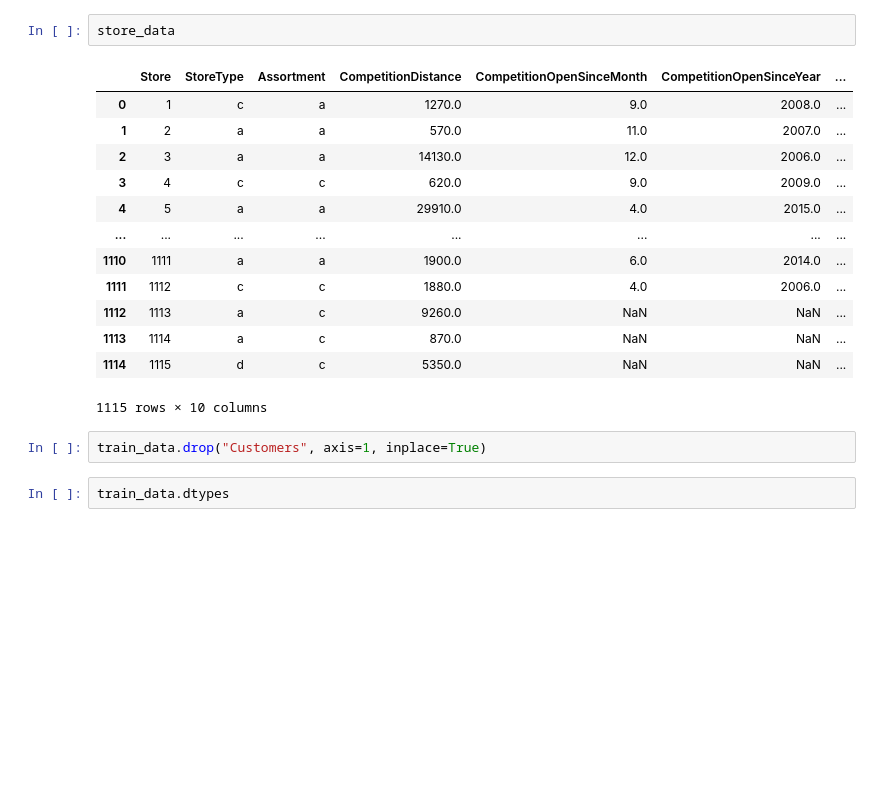
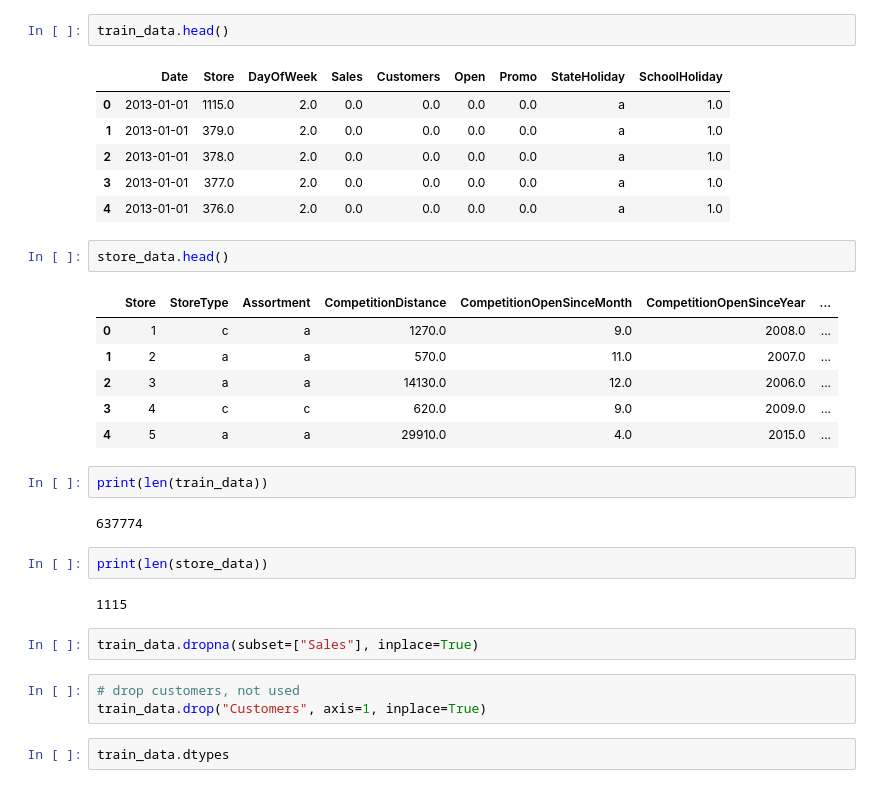
Before and after one commit to cverst/minicomp, a Jupyter notebook: Exploratory.ipynb, the cells around one changed output. Cells and saved outputs as stored; diff of their text form; blank space fills up the shorter version.

```diff
--- a/Exploratory.ipynb
+++ b/Exploratory.ipynb
@@ -24,20 +8,33 @@ train_data
+# %%
+train_data.head()
+# %% [output]
+|  | Date | Store | DayOfWeek | Sales | Customers | Open | Promo | StateHoliday | SchoolHoliday |
+| 0 | 2013-01-01 | 1115.0 | 2.0 | 0.0 | 0.0 | 0.0 | 0.0 | a | 1.0 |
+| 1 | 2013-01-01 | 379.0 | 2.0 | 0.0 | 0.0 | 0.0 | 0.0 | a | 1.0 |
+| 2 | 2013-01-01 | 378.0 | 2.0 | 0.0 | 0.0 | 0.0 | 0.0 | a | 1.0 |
+| 3 | 2013-01-01 | 377.0 | 2.0 | 0.0 | 0.0 | 0.0 | 0.0 | a | 1.0 |
+| 4 | 2013-01-01 | 376.0 | 2.0 | 0.0 | 0.0 | 0.0 | 0.0 | a | 1.0 |
 # %%
-store_data
+store_data.head()
 # %% [output]
 |  | Store | StoreType | Assortment | CompetitionDistance | CompetitionOpenSinceMonth | CompetitionOpenSinceYear | ... |
 | 0 | 1 | c | a | 1270.0 | 9.0 | 2008.0 | ... |
 | 1 | 2 | a | a | 570.0 | 11.0 | 2007.0 | ... |
 | 2 | 3 | a | a | 14130.0 | 12.0 | 2006.0 | ... |
 | 3 | 4 | c | c | 620.0 | 9.0 | 2009.0 | ... |
 | 4 | 5 | a | a | 29910.0 | 4.0 | 2015.0 | ... |
-| ... | ... | ... | ... | ... | ... | ... | ... |
-| 1110 | 1111 | a | a | 1900.0 | 6.0 | 2014.0 | ... |
-| 1111 | 1112 | c | c | 1880.0 | 4.0 | 2006.0 | ... |
-| 1112 | 1113 | a | c | 9260.0 | NaN | NaN | ... |
-| 1113 | 1114 | a | c | 870.0 | NaN | NaN | ... |
-| 1114 | 1115 | d | c | 5350.0 | NaN | NaN | ... |
-1115 rows × 10 columns
+# %%
+print(len(train_data))
+# %% [output]
+637774
+# %%
+print(len(store_data))
+# %% [output]
+1115
+# %%
+train_data.dropna(subset=["Sales"], inplace=True)
 # %%
+# drop customers, not used
 train_data.drop("Customers", axis=1, inplace=True)
 # %%
 train_data.dtypes
```
Also changed, not shown: parts of 12 cells of this notebook, 1 other file.
